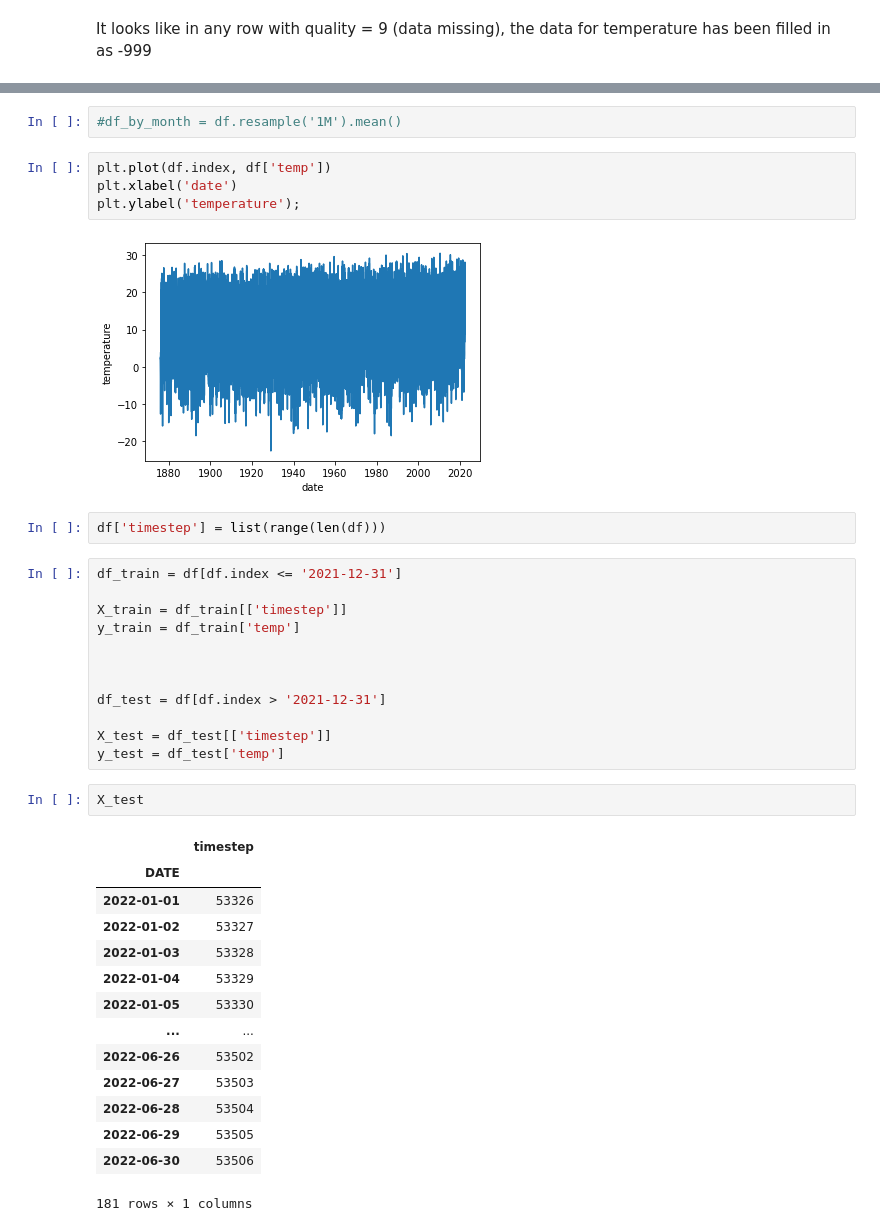
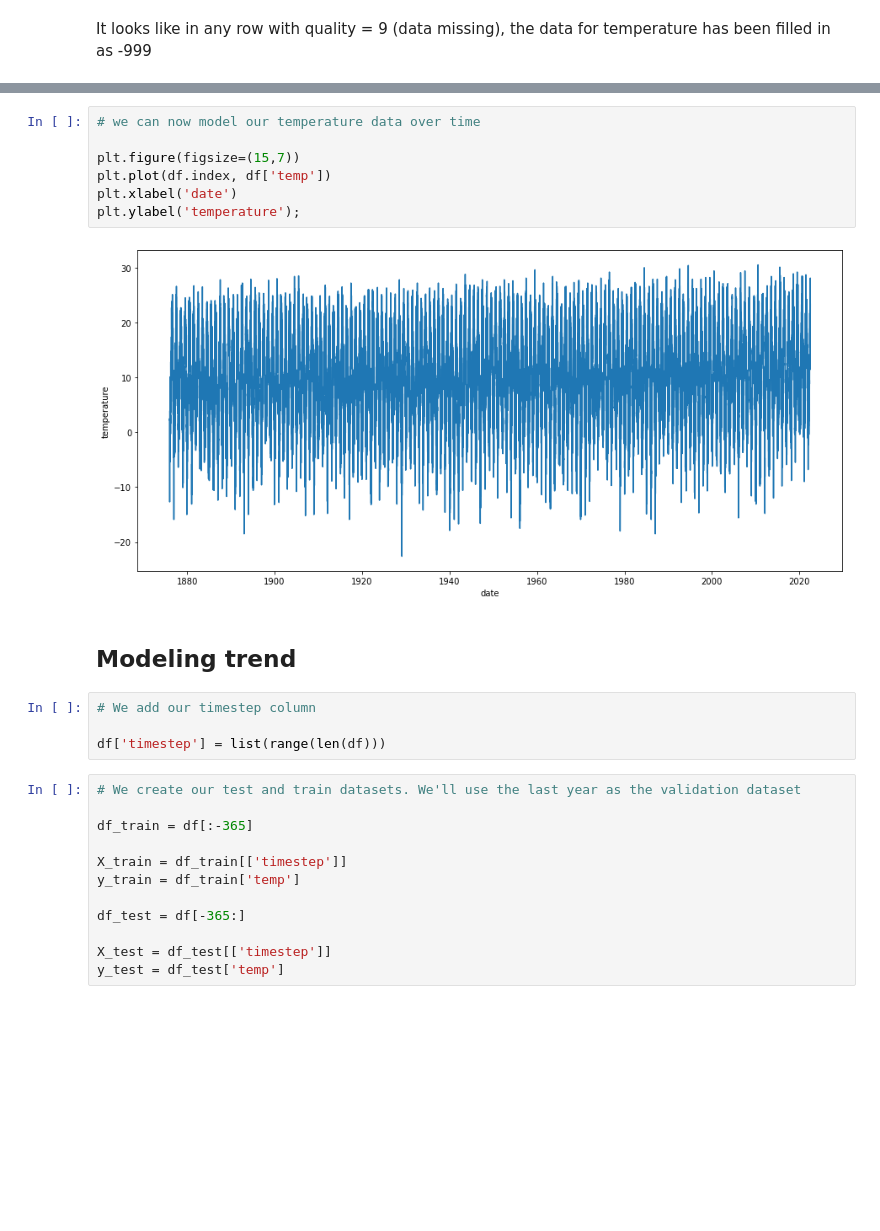
Before and after one commit to Kenoai/Spiced-Academy-Bootcamp, a Jupyter notebook: week_7/Project_7/Project_7.ipynb, the cells around one changed output, grey strips where cells are left out. Drawn from its saved outputs; the diff is of its cells as text; blank space fills up the shorter version.

```diff
--- a/week_7/Project_7/Project_7.ipynb
+++ b/week_7/Project_7/Project_7.ipynb
@@ -94,40 +102,28 @@ See the caveats in the documentation: https://pandas.pydata.org/pandas-docs/stab
-# %%
-#df_by_month = df.resample('1M').mean()
 # %%
+# we can now model our temperature data over time
+
+plt.figure(figsize=(15,7))
 plt.plot(df.index, df['temp'])
 plt.xlabel('date')
 plt.ylabel('temperature');
 # %% [output]
-[figure, old version]
+[figure, new version]
+# %% [markdown]
+## Modeling trend
 # %%
+# We add our timestep column
+
 df['timestep'] = list(range(len(df)))
 # %%
-df_train = df[df.index <= '2021-12-31']
+# We create our test and train datasets. We'll use the last year as the validation dataset
+
+df_train = df[:-365]
 
 X_train = df_train[['timestep']]
 y_train = df_train['temp']
 
-
-
-df_test = df[df.index > '2021-12-31']
+df_test = df[-365:]
 
 X_test = df_test[['timestep']]
 y_test = df_test['temp']
-# %%
-X_test
-# %% [output]
-|  | timestep |
-| DATE |  |
-| 2022-01-01 | 53326 |
-| 2022-01-02 | 53327 |
-| 2022-01-03 | 53328 |
-| 2022-01-04 | 53329 |
-| 2022-01-05 | 53330 |
-| ... | ... |
-| 2022-06-26 | 53502 |
-| 2022-06-27 | 53503 |
-| 2022-06-28 | 53504 |
-| 2022-06-29 | 53505 |
-| 2022-06-30 | 53506 |
-181 rows × 1 columns
 # %%
```
Also changed, not shown: parts of 76 cells of this notebook.
